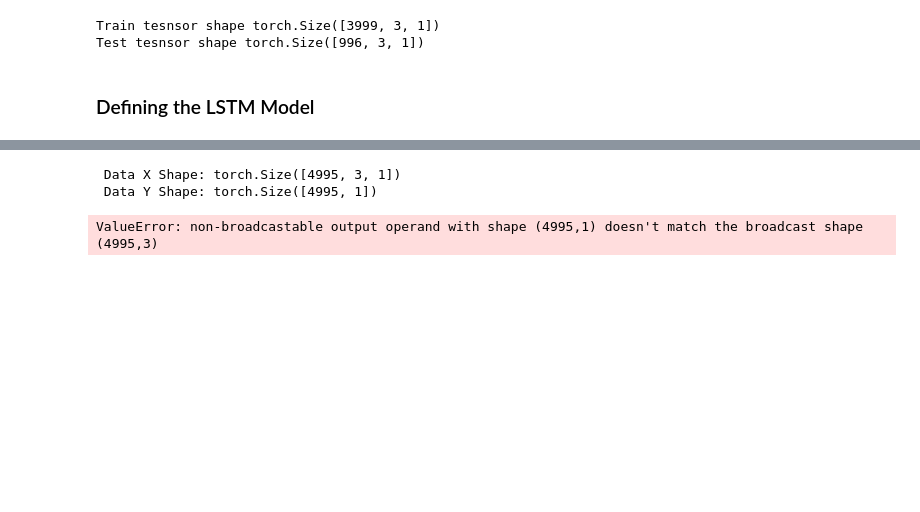
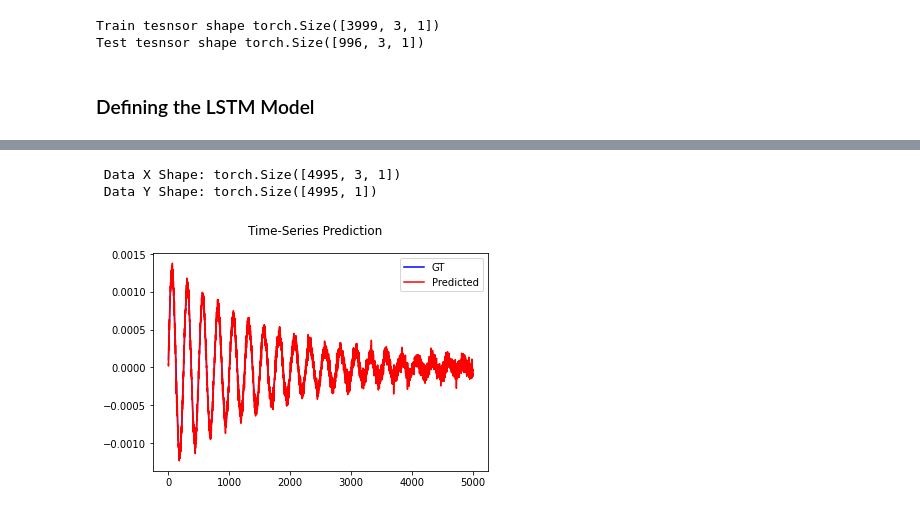
Before and after one commit to ibadrather/pytorch_learn, a Jupyter notebook: Part 11 - Series Prediction.ipynb, the cells around one changed output, grey strips where cells are left out. Drawn from its saved outputs; the diff is of its cells as text; code cells hidden in the pictures; blank space fills up the shorter version.

Commit message:
timeseries prediction

```diff
--- a/Part 11 - Series Prediction.ipynb
+++ b/Part 11 - Series Prediction.ipynb
@@ -34,5 +29,0 @@ data.shape
-# %%
-from sklearn.preprocessing import MinMaxScaler
-# Normalising the Data
-sc = MinMaxScaler()
-data = sc.fit_transform(data)
@@ -46,8 +49,5 @@ print(test_len)
 1000
 # %%
 # Getting Input and Output Data
-#data_x_ = data[["acc"]].values
-#data_y_ = data[["pos"]].values
-
-data_x_ = data[:, 1:2]
-data_y_ = data[:, 2:3]
+data_x_ = data[["acc"]].values
+data_y_ = data[["pos"]].values
@@ -184,25 +173,21 @@ Epoch: 4900, loss: 0.03109
-# %%
-print(" Data X Shape:", data_X.shape)
-print(" Data Y Shape:", data_Y.shape)
-# %% [output]
- Data X Shape: torch.Size([4995, 3, 1])
- Data Y Shape: torch.Size([4995, 1])
+# %%
+print(" Data X Shape:", data_X.shape)
+print(" Data Y Shape:", data_Y.shape)
+# %% [output]
+ Data X Shape: torch.Size([4995, 3, 1])
+ Data Y Shape: torch.Size([4995, 1])
 # %%
 lstm.eval()
 train_predict = lstm(data_X)
 
 data_predict = train_predict.data.numpy()
 dataY_plot = data_Y.data.numpy()
-
-data_predict = sc.inverse_transform(data_predict)
-dataY_plot = sc.inverse_transform(dataY_plot)
-
-plt.axvline(x=train_len, c='r', linestyle='--')
-
-plt.plot(dataY_plot, label="GT")
-plt.plot(data_predict, label="Predicted")
-plt.suptitle('Time-Series Prediction')
-plt.legend()
-plt.show()
-# %% [output]
-ValueError: non-broadcastable output operand with shape (4995,1) doesn't match the broadcast shape (4995,3)
+# %%
+plt.plot(dataY_plot, label="GT", color="b")
+plt.plot(data_predict, label="Predicted", color="r")
+plt.suptitle('Time-Series Prediction')
+plt.legend()
+plt.savefig("output.png", dpi=900)
+plt.show()
+# %% [output]
+[figure, added]
```
Also changed, not shown: parts of 16 cells of this notebook, 1 other file.
